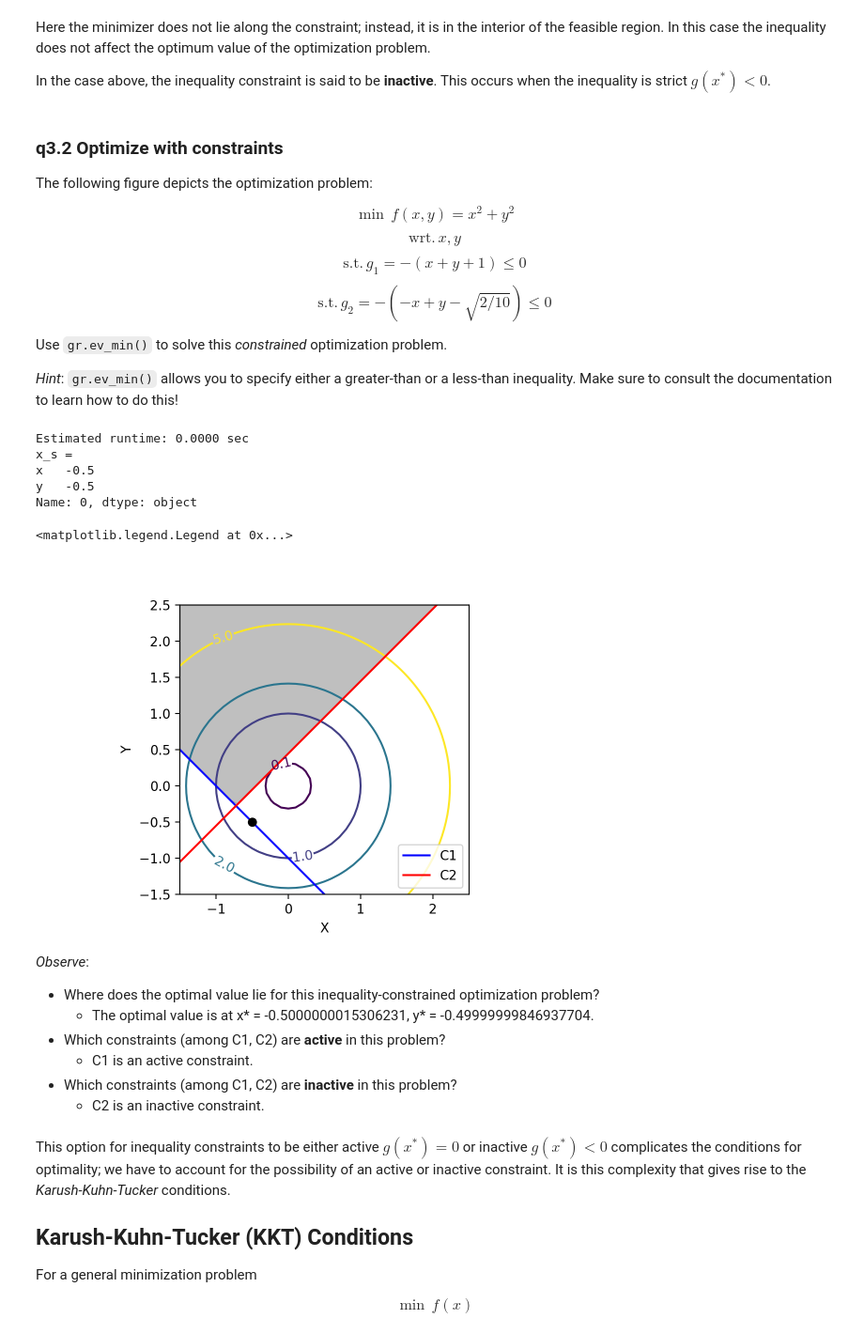
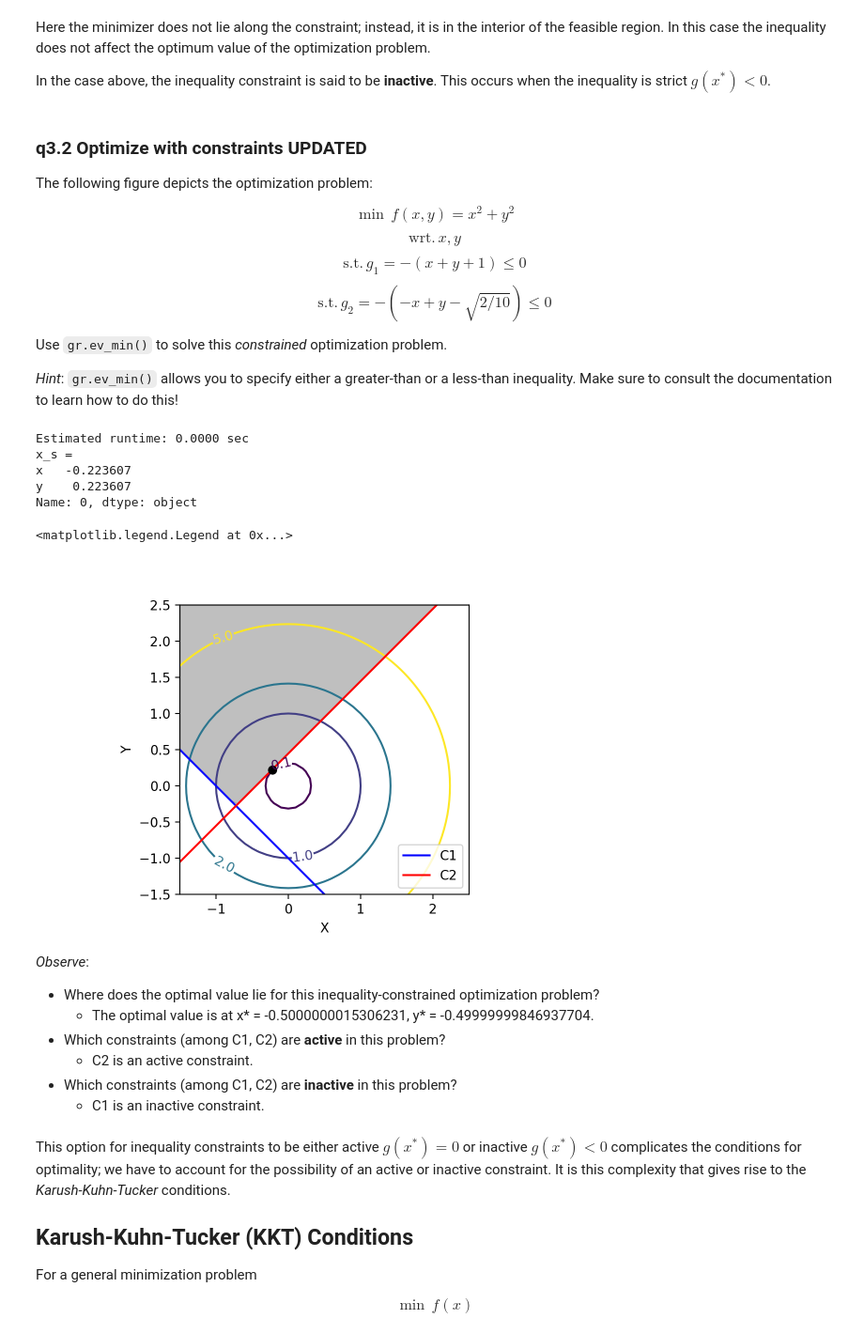
Before and after one commit to amineeva/PDO, a Jupyter notebook: assignments/nb2-constrained-assignment.ipynb, the cells around one changed output. Shown at 94% size. Cells and saved outputs as stored; diff of their text form; code cells hidden in the pictures.

```diff
--- a/assignments/nb2-constrained-assignment.ipynb
+++ b/assignments/nb2-constrained-assignment.ipynb
@@ -734,7 +734,7 @@ Here the minimizer does not lie along the constraint; instead, it is in the inte
 
 In the case above, the inequality constraint is said to be **inactive**. This occurs when the inequality is strict $g(x^*) < 0$.
 # %% [markdown]
-### q3\.2 Optimize with constraints
+### q3\.2 Optimize with constraints **UPDATED**
 
 The following figure depicts the optimization problem:
 
@@ -783,7 +783,7 @@ df_bowl = (
     md_bowl
     >> gr.ev_min(
         out_min="f",
-        out_geq=["c1", "c2"]
+        out_leq=["c1", "c2"]
         )
 )
 # x_s = res.x <- I don't actually know what this is supposed to do, something from scipy?
@@ -802,45 +802,45 @@ X, Y = np.meshgrid(x, y)
 Z = np.zeros(X.shape)
 for i in range(X.shape[0]):
     for j in range(X.shape[1]):
         Z[i, j] = fun_bowl([X[i, j], Y[i, j]])
 # Constraint data
 y_line1 = list(map(fun_line1, x))
 y_line2 = list(map(fun_line2, x))
 y_comb = list(map(np.max, zip(y_line1, y_line2)))
 
 # Create contour plot
 fig, ax = plt.subplots()
 CS = ax.contour(X, Y, Z, levels=[0.1, 1.0, 2.0, 5.0])
 plt.fill_between(x, y_comb, 2.5, color="gray", alpha=0.5)
 plt.plot(x, y_line1, color="blue", label="C1")
 plt.plot(x, y_line2, color="red", label="C2")
 plt.plot(x_s[0], x_s[1], "k.", markersize=12)
 
 # Plot tail
 ax.clabel(CS, inline=1, fontsize=10)
 plt.xlabel("X")
 plt.ylabel("Y")
 plt.xlim((-1.5, +2.5))
 plt.ylim((-1.5, +2.5))
 ax.set_aspect(aspect=1)
 plt.legend(loc=0)
 # %% [output]
 Estimated runtime: 0.0000 sec
 x_s =
-x   -0.5
-y   -0.5
+x   -0.223607
+y    0.223607
 Name: 0, dtype: object
 <matplotlib.legend.Legend at 0x...>
-[figure, old version]
+[figure, new version]
 # %% [markdown]
 *Observe*:
 
 - Where does the optimal value lie for this inequality-constrained optimization problem?
   - The optimal value is at x* = -0.5000000015306231, y* = -0.49999999846937704.
 - Which constraints (among C1, C2) are **active** in this problem?
-  - C1 is an active constraint.
+  - C2 is an active constraint.
 - Which constraints (among C1, C2) are **inactive** in this problem?
-  - C2 is an inactive constraint.
+  - C1 is an inactive constraint.
 # %% [markdown]
 This option for inequality constraints to be either active $g(x^*) = 0$ or inactive $g(x^*) < 0$ complicates the conditions for optimality; we have to account for the possibility of an active or inactive constraint. It is this complexity that gives rise to the *Karush-Kuhn-Tucker* conditions.
 
```
